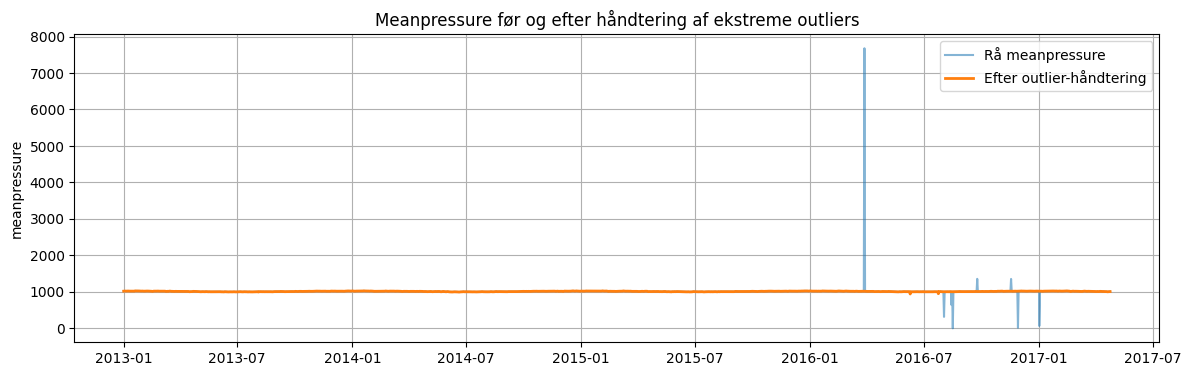
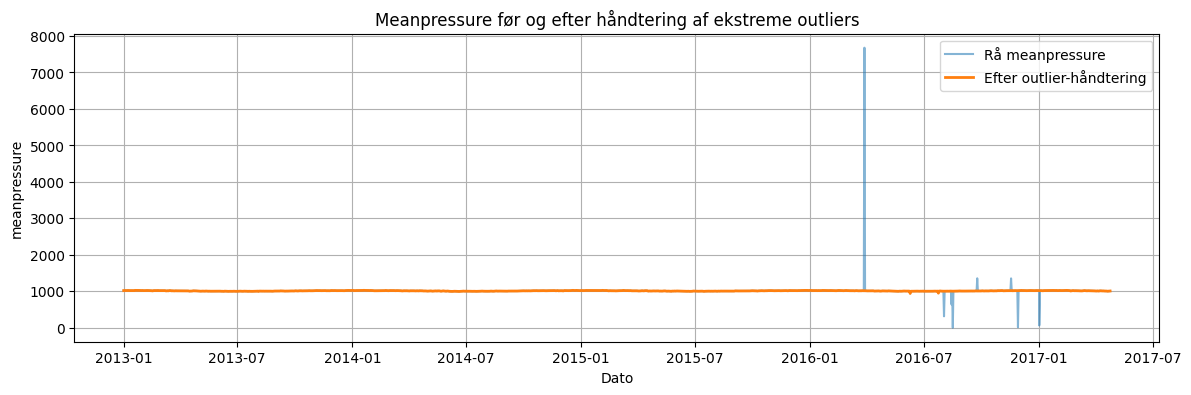
The change to this notebook cell's code, shown as a diff; its figure went from the first image to the second:
--- before
+++ after
@@ -20,4 +20,5 @@
 ax.plot(climate_clean["date"], climate_clean["meanpressure"], label="Efter outlier-håndtering", linewidth=2)
 ax.set_title("Meanpressure før og efter håndtering af ekstreme outliers")
+ax.set_xlabel("Dato")
 ax.set_ylabel("meanpressure")
 ax.legend()

Commit: Ændret x og y aksen plus fik sat matematik op så det ser fint ud